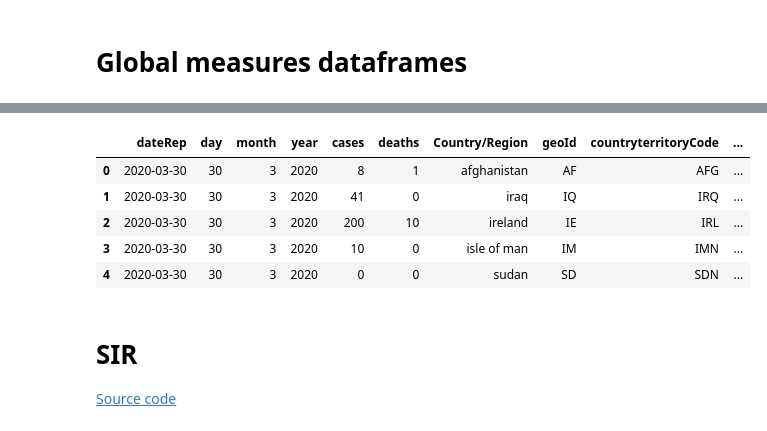
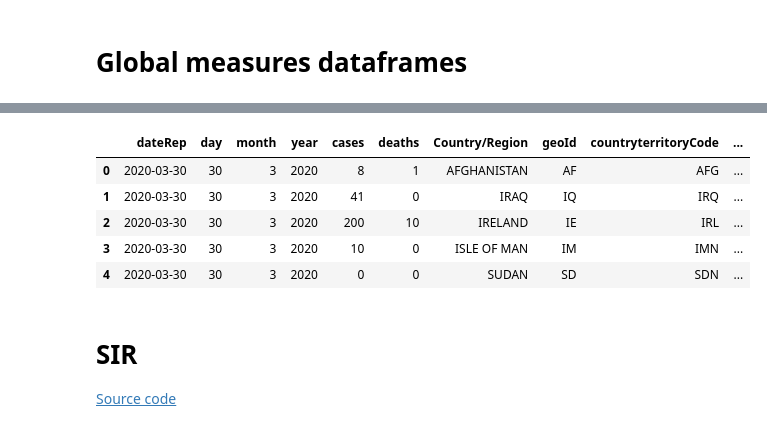
Before and after one commit to rafaelvalero/covid_forecast, a Jupyter notebook: notebooks/SIR.ipynb, the cells around one changed output, grey strips where cells are left out. Cells and saved outputs as stored; diff of their text form; code cells hidden in the pictures.

Commit message:
working prototype of the SIR model with real data of COVID19 incidents and population data

```diff
--- a/notebooks/SIR.ipynb
+++ b/notebooks/SIR.ipynb
@@ -191,15 +191,15 @@ confirmed_global.head()
 # %%
 population_df = population_data.copy().rename(columns={"countriesAndTerritories": country_region_vname, "popData2018": susceptible_vname})
 population_df = population_df.sort_values("dateRep", ascending=False).reset_index(drop=True).drop_duplicates(country_region_vname)
-population_df[country_region_vname] = population_df[country_region_vname].str.lower().str.replace("_|\s{1,}", " ").str.strip()
+population_df[country_region_vname] = population_df[country_region_vname].pipe(dp.normalise_str)
 population_df.head()
 # %% [output]
 |  | dateRep | day | month | year | cases | deaths | Country/Region | geoId | countryterritoryCode | ... |
-| 0 | 2020-03-30 | 30 | 3 | 2020 | 8 | 1 | afghanistan | AF | AFG | ... |
-| 1 | 2020-03-30 | 30 | 3 | 2020 | 41 | 0 | iraq | IQ | IRQ | ... |
-| 2 | 2020-03-30 | 30 | 3 | 2020 | 200 | 10 | ireland | IE | IRL | ... |
-| 3 | 2020-03-30 | 30 | 3 | 2020 | 10 | 0 | isle of man | IM | IMN | ... |
-| 4 | 2020-03-30 | 30 | 3 | 2020 | 0 | 0 | sudan | SD | SDN | ... |
+| 0 | 2020-03-30 | 30 | 3 | 2020 | 8 | 1 | AFGHANISTAN | AF | AFG | ... |
+| 1 | 2020-03-30 | 30 | 3 | 2020 | 41 | 0 | IRAQ | IQ | IRQ | ... |
+| 2 | 2020-03-30 | 30 | 3 | 2020 | 200 | 10 | IRELAND | IE | IRL | ... |
+| 3 | 2020-03-30 | 30 | 3 | 2020 | 10 | 0 | ISLE OF MAN | IM | IMN | ... |
+| 4 | 2020-03-30 | 30 | 3 | 2020 | 0 | 0 | SUDAN | SD | SDN | ... |
 # %%
 # Fill in missing province/state
 # # Start timer
```
Also changed, not shown: parts of 4 cells of this notebook, 1 other file.
